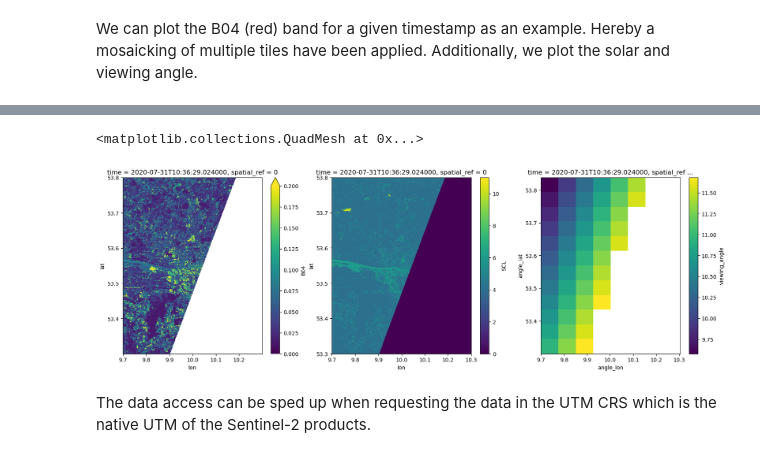
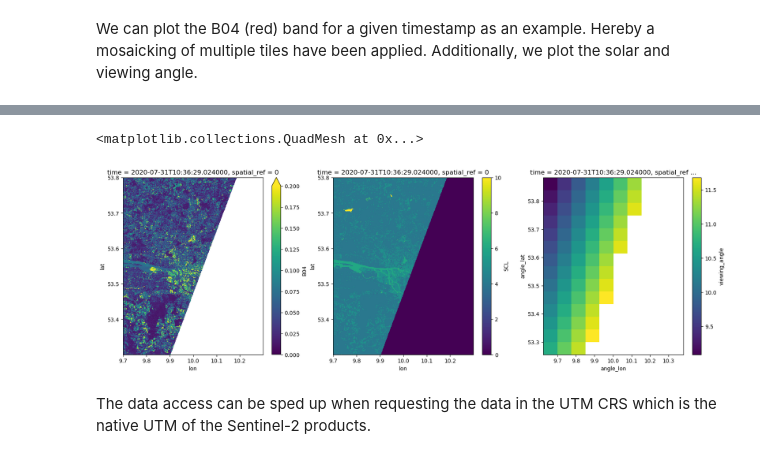
Before and after one commit to xcube-dev/xcube-stac, a Jupyter notebook: examples/notebooks/sentinel_2_cdse.ipynb, the cells around one changed output, grey strips where cells are left out. Cells and saved outputs as stored; diff of their text form; code cells hidden in the pictures.

```diff
--- a/examples/notebooks/sentinel_2_cdse.ipynb
+++ b/examples/notebooks/sentinel_2_cdse.ipynb
@@ -241,6 +236,6 @@ We can plot the B04 (red) band for a given timestamp as an example. Hereby a mos
 %%time
 fig, ax = plt.subplots(1, 3, figsize=(20, 6))
 ds.B04.isel(time=-1)[::10, ::10].plot(ax=ax[0], vmin=0, vmax=0.2)
-ds.SCL.isel(time=-1).plot(ax=ax[1])
+ds.SCL.isel(time=-1)[::10, ::10].plot(ax=ax[1])
 ds.viewing_angle.isel(band=2, angle=0, time=-1).plot(ax=ax[2])
 # %% [output]
@@ -249,5 +244,5 @@ Wall time: 35.8 s
 <matplotlib.collections.QuadMesh at 0x...>
-[figure, old version]
+[figure, new version]
 # %% [markdown]
 The data access can be sped up when requesting the data in the UTM CRS which is the native UTM of the Sentinel-2 products.
 # %%
```
Also changed, not shown: parts of 24 cells of this notebook, 24 other files.
